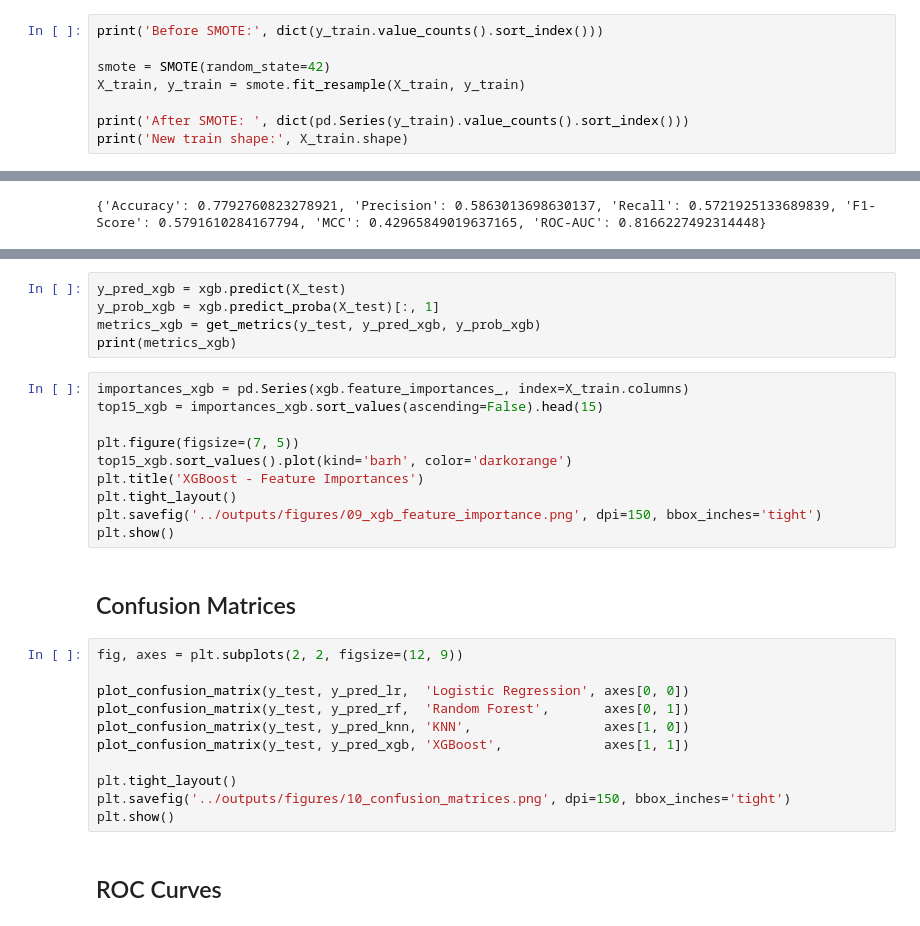
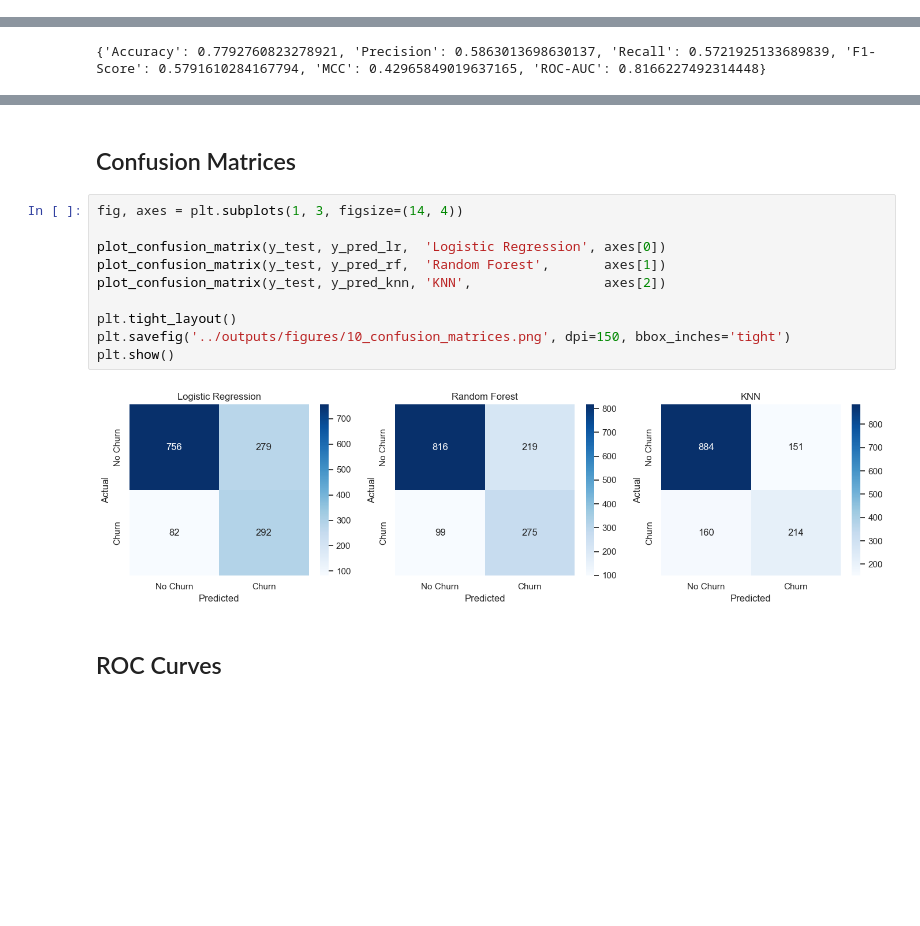
Before and after one commit to BoraKan/CustomerChurnPrediction_COMP462, a Jupyter notebook: notebooks/03_Models_Evaluation.ipynb, the cells around one changed output, grey strips where cells are left out. Cells and saved outputs as stored; diff of their text form; blank space fills up the shorter version.

Commit message:
Revert "Add precision-recall curve plotting and business cost analysis to evaluation module"
This reverts commit 469d723d1bd97967ed22ae3a4e9476311e28d424.

```diff
--- a/notebooks/03_Models_Evaluation.ipynb
+++ b/notebooks/03_Models_Evaluation.ipynb
@@ -43,11 +33,3 @@ The training set is imbalanced (~26.5% churn). SMOTE (Synthetic Minority Oversam
-# %%
-print('Before SMOTE:', dict(y_train.value_counts().sort_index()))
-
-smote = SMOTE(random_state=42)
-X_train, y_train = smote.fit_resample(X_train, y_train)
-
-print('After SMOTE: ', dict(pd.Series(y_train).value_counts().sort_index()))
-print('New train shape:', X_train.shape)
 # %% [markdown]
 ## Logistic Regression
 # %%
@@ -164,31 +127,17 @@ xgb.fit(X_train, y_train)
-# %%
-y_pred_xgb = xgb.predict(X_test)
-y_prob_xgb = xgb.predict_proba(X_test)[:, 1]
-metrics_xgb = get_metrics(y_test, y_pred_xgb, y_prob_xgb)
-print(metrics_xgb)
-# %%
-importances_xgb = pd.Series(xgb.feature_importances_, index=X_train.columns)
-top15_xgb = importances_xgb.sort_values(ascending=False).head(15)
-
-plt.figure(figsize=(7, 5))
-top15_xgb.sort_values().plot(kind='barh', color='darkorange')
-plt.title('XGBoost - Feature Importances')
-plt.tight_layout()
-plt.savefig('../outputs/figures/09_xgb_feature_importance.png', dpi=150, bbox_inches='tight')
-plt.show()
 # %% [markdown]
 ## Confusion Matrices
 # %%
-fig, axes = plt.subplots(2, 2, figsize=(12, 9))
+fig, axes = plt.subplots(1, 3, figsize=(14, 4))
 
-plot_confusion_matrix(y_test, y_pred_lr,  'Logistic Regression', axes[0, 0])
-plot_confusion_matrix(y_test, y_pred_rf,  'Random Forest',       axes[0, 1])
-plot_confusion_matrix(y_test, y_pred_knn, 'KNN',                 axes[1, 0])
-plot_confusion_matrix(y_test, y_pred_xgb, 'XGBoost',             axes[1, 1])
+plot_confusion_matrix(y_test, y_pred_lr,  'Logistic Regression', axes[0])
+plot_confusion_matrix(y_test, y_pred_rf,  'Random Forest',       axes[1])
+plot_confusion_matrix(y_test, y_pred_knn, 'KNN',                 axes[2])
 
 plt.tight_layout()
 plt.savefig('../outputs/figures/10_confusion_matrices.png', dpi=150, bbox_inches='tight')
 plt.show()
+# %% [output]
+[figure, added]
 # %% [markdown]
 ## ROC Curves
 # %%
```
Also changed, not shown: parts of 15 cells of this notebook, 3 other files.
